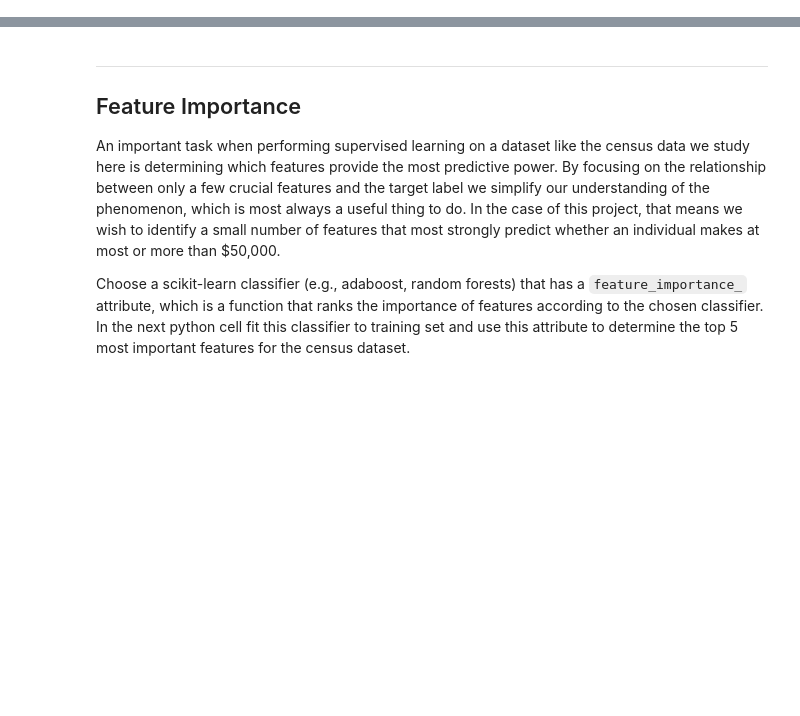
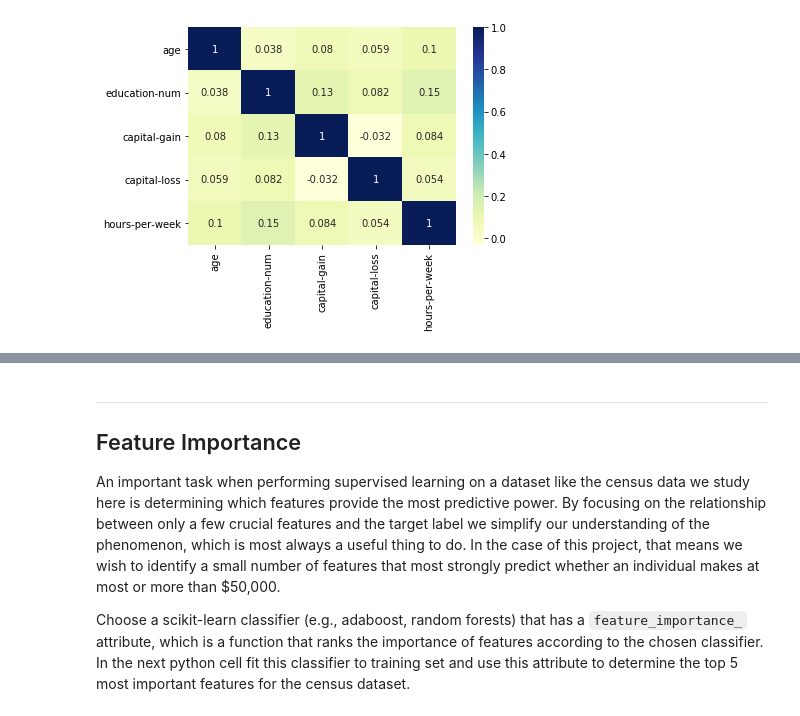
Before and after one commit to bvcmartins/dsndProject1, a Jupyter notebook: finding_donors.ipynb, the cells around one changed output, grey strips where cells are left out. Drawn from its saved outputs; the diff is of its cells as text; code cells hidden in the pictures; blank space fills up the shorter version.

```diff
--- a/finding_donors.ipynb
+++ b/finding_donors.ipynb
@@ -619,0 +28,3 @@ Both scores are less than half the scores obtained using AdaBoost. Therefore, we
+# %%
+# read data from data folder
+data = pd.read_csv('../data/census.csv')
@@ -619,0 +85,5 @@ Both scores are less than half the scores obtained using AdaBoost. Therefore, we
+# %%
+# Pearson's correlation coefficient for the numerical variables
+sns.heatmap(data.corr(), annot=True, cmap="YlGnBu");
+# %% [output]
+[figure, added]
```
Also changed, not shown: parts of 252 cells of this notebook.
